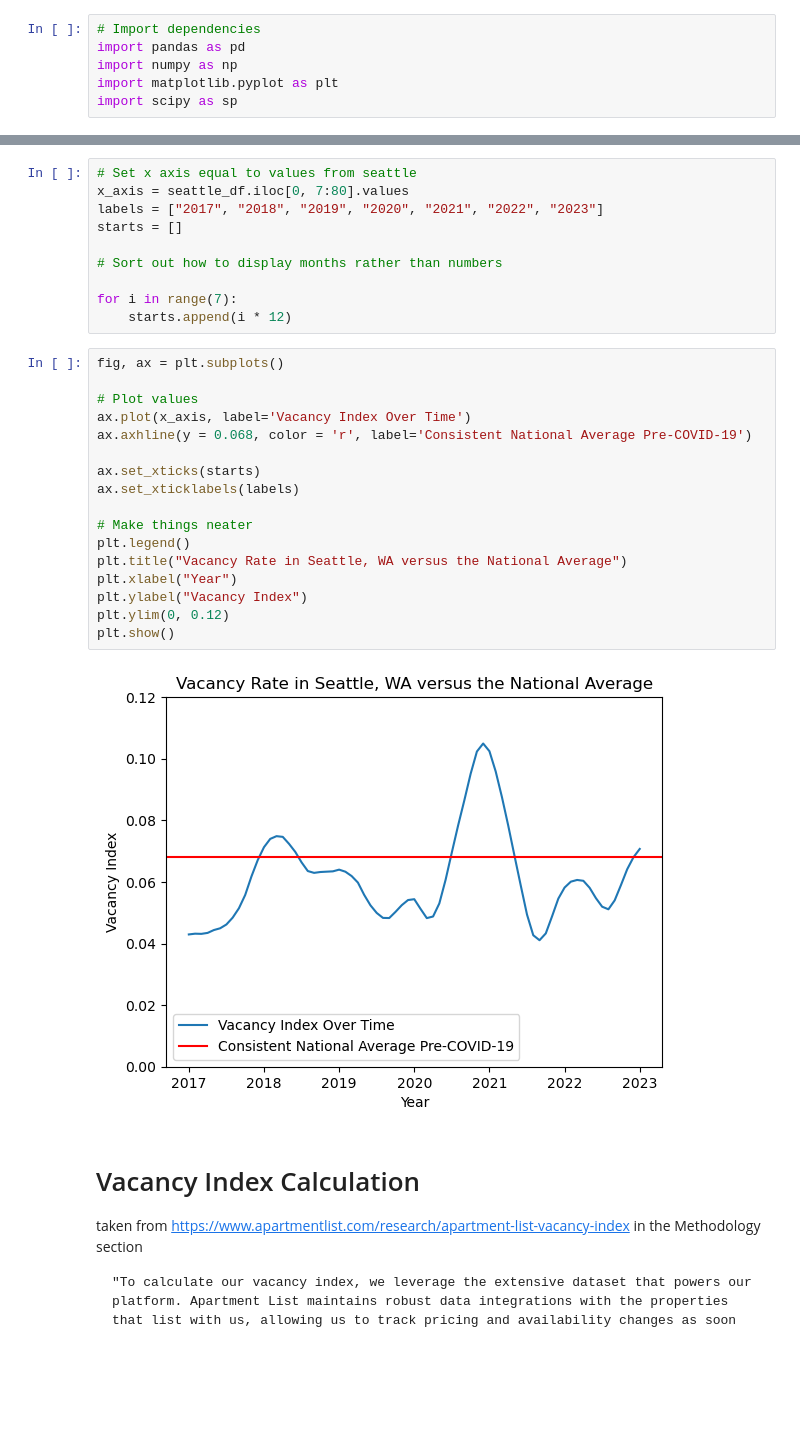
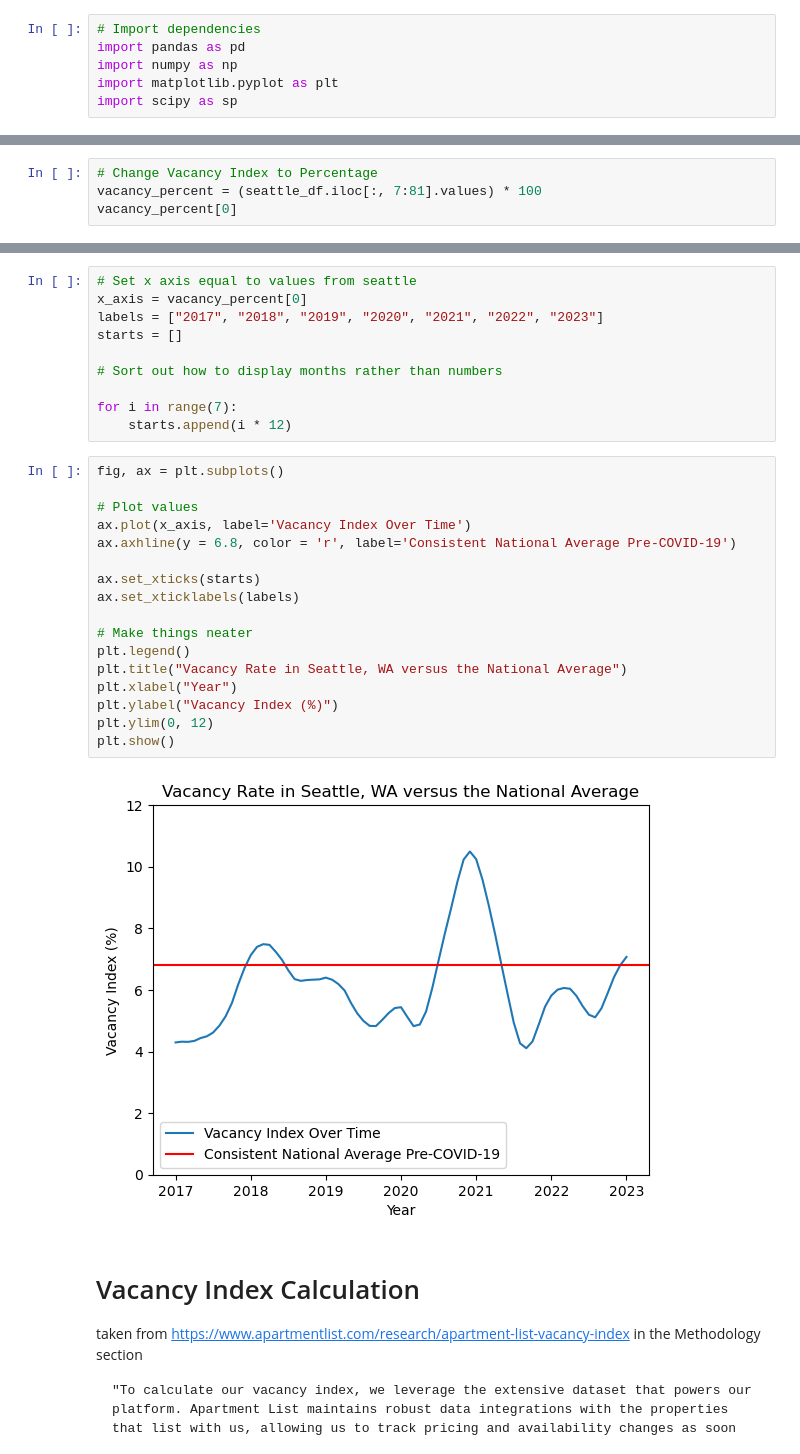
Before and after one commit to ScottMcLean98/Project1, a Jupyter notebook: Rental Saturation.ipynb, the cells around one changed output, grey strips where cells are left out. Saved outputs shown, nothing was run; the diff lists cells and outputs as text; blank space fills up the shorter version.

Commit message:
Adding final changes to Elizabeth's vacancy code

```diff
--- a/Rental Saturation.ipynb
+++ b/Rental Saturation.ipynb
@@ -17,3 +17,7 @@ seattle_df
 |  | location_name | location_type | location_fips_code | population | state | county | metro | 2017_01 | ... |
 | 202 | Seattle, WA | City | 5363000 | 741251 | Washington | King County | Seattle-Tacoma-Bellevue, WA | 0.04295 | ... |
 1 rows × 80 columns
+# %%
+# Change Vacancy Index to Percentage
+vacancy_percent = (seattle_df.iloc[:, 7:81].values) * 100
+vacancy_percent[0]
@@ -20,6 +40,6 @@ seattle_df
 # %%
 # Set x axis equal to values from seattle
-x_axis = seattle_df.iloc[0, 7:80].values
+x_axis = vacancy_percent[0]
 labels = ["2017", "2018", "2019", "2020", "2021", "2022", "2023"]
 starts = []
 
@@ -30,22 +50,22 @@ for i in range(7):
 # %%
 fig, ax = plt.subplots()
 
 # Plot values
 ax.plot(x_axis, label='Vacancy Index Over Time')
-ax.axhline(y = 0.068, color = 'r', label='Consistent National Average Pre-COVID-19')
+ax.axhline(y = 6.8, color = 'r', label='Consistent National Average Pre-COVID-19')
 
 ax.set_xticks(starts)
 ax.set_xticklabels(labels)
 
 # Make things neater
 plt.legend()
 plt.title("Vacancy Rate in Seattle, WA versus the National Average")
 plt.xlabel("Year")
-plt.ylabel("Vacancy Index")
-plt.ylim(0, 0.12)
+plt.ylabel("Vacancy Index (%)")
+plt.ylim(0, 12)
 plt.show()
 # %% [output]
-[figure, old version]
+[figure, new version]
 # %% [markdown]
 # Vacancy Index Calculation
 taken from https://www.apartmentlist.com/research/apartment-list-vacancy-index in the Methodology section
```
Also changed, not shown: parts of 10 cells of this notebook, 6 other files.
